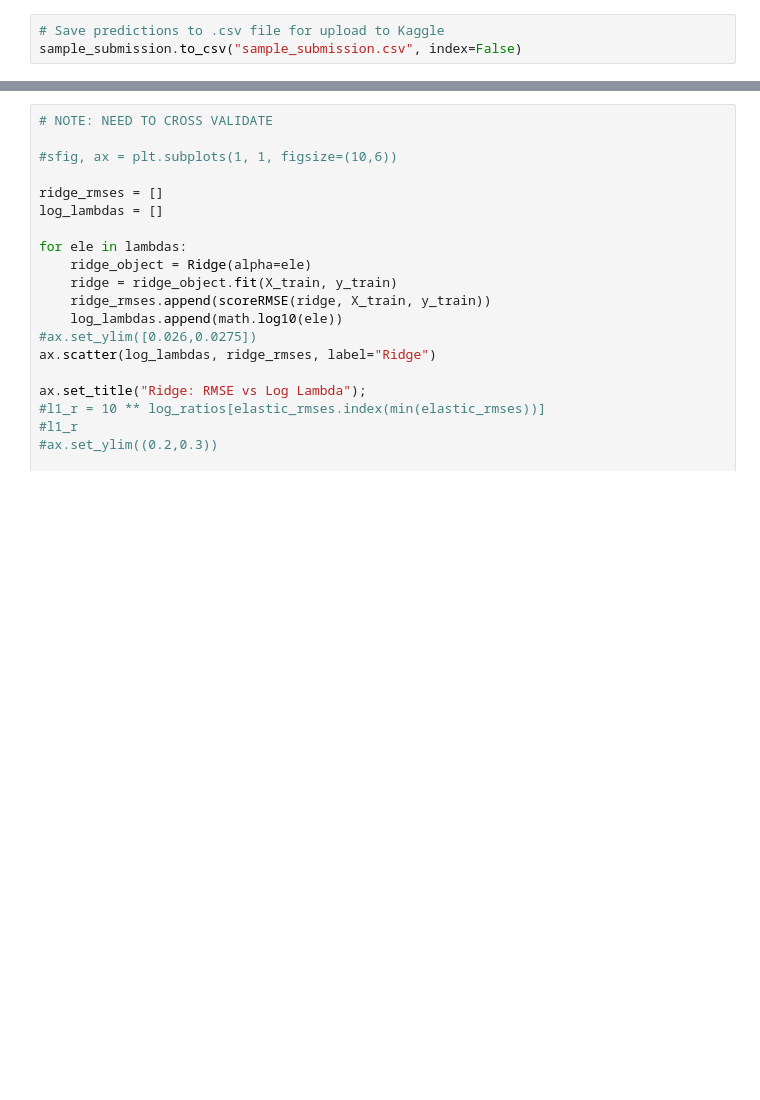
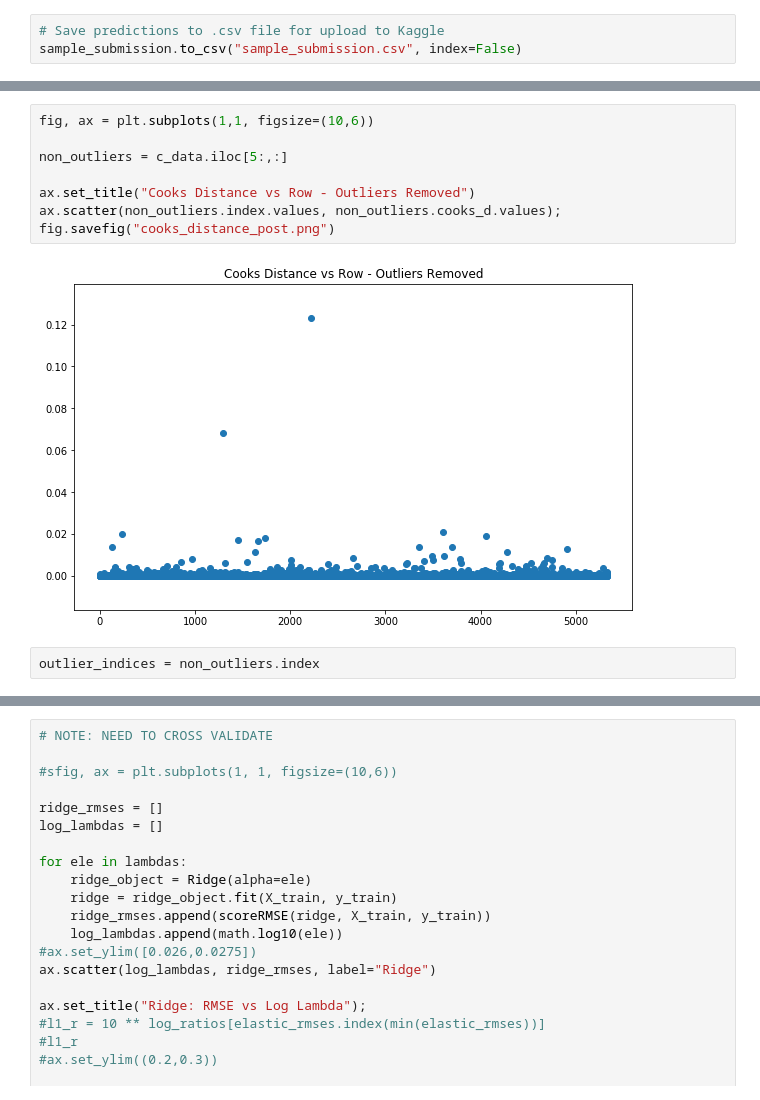
Before and after one commit to michaelkolor/cs181practicals, a Jupyter notebook: P1/code_mk.ipynb, the cells around one changed output, grey strips where cells are left out. Cells and saved outputs as stored; diff of their text form; blank space fills up the shorter version.

```diff
--- a/P1/code_mk.ipynb
+++ b/P1/code_mk.ipynb
@@ -573,0 +134,12 @@ l1_r
+# %%
+fig, ax = plt.subplots(1,1, figsize=(10,6))
+
+non_outliers = c_data.iloc[5:,:]
+
+ax.set_title("Cooks Distance vs Row - Outliers Removed")
+ax.scatter(non_outliers.index.values, non_outliers.cooks_d.values);
+fig.savefig("cooks_distance_post.png")
+# %% [output]
+[figure, added]
+# %%
+outlier_indices = non_outliers.index
```
Also changed, not shown: parts of 46 cells of this notebook, 6 other files.
